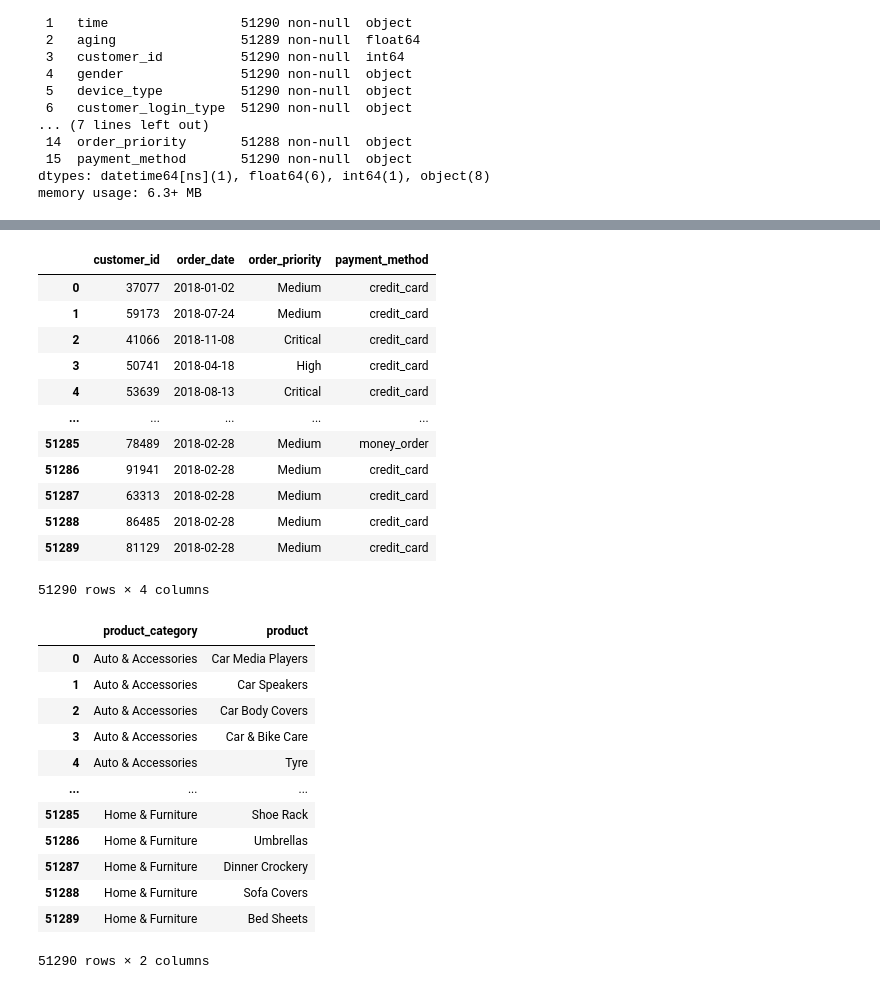
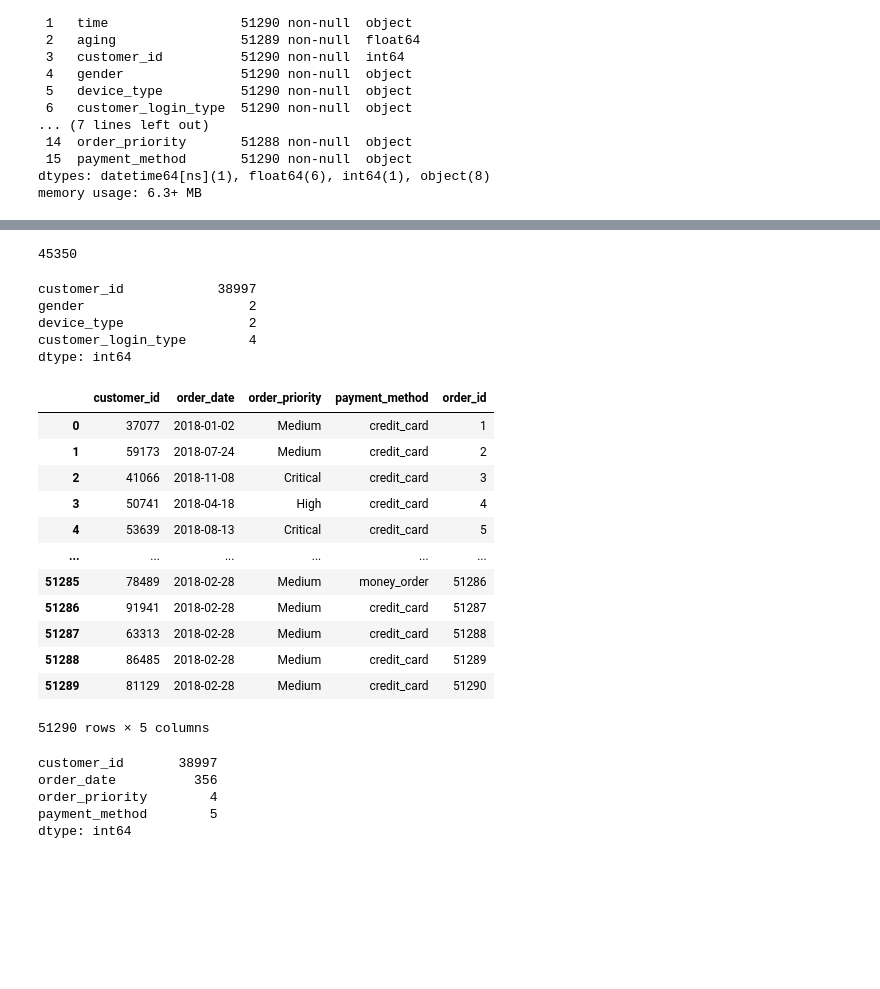
Before and after one commit to Iyanuvicky22/ecommerce_database_analytics, a Jupyter notebook: notebook/data_modelling.ipynb, the cells around one changed output, grey strips where cells are left out. Drawn from its saved outputs; the diff is of its cells as text; code cells hidden in the pictures; blank space fills up the shorter version.

```diff
--- a/notebook/data_modelling.ipynb
+++ b/notebook/data_modelling.ipynb
@@ -104,38 +128,40 @@ customer_df
+# %%
+len(customer_df)
+# %% [output]
+45350
+# %%
+customer_df.nunique()
+# %% [output]
+customer_id            38997
+gender                     2
+device_type                2
+customer_login_type        4
+dtype: int64
 # %%
 # Orders Table
 columns = ["customer_id", "order_date", "order_priority", "payment_method"]
-order_df = df[columns]
+order_df = df[columns].copy()
+order_df['order_id'] = list(range(1, len(order_df) + 1))
 order_df
 # %% [output]
-|  | customer_id | order_date | order_priority | payment_method |
-| 0 | 37077 | 2018-01-02 | Medium | credit_card |
-| 1 | 59173 | 2018-07-24 | Medium | credit_card |
-| 2 | 41066 | 2018-11-08 | Critical | credit_card |
-| 3 | 50741 | 2018-04-18 | High | credit_card |
-| 4 | 53639 | 2018-08-13 | Critical | credit_card |
-| ... | ... | ... | ... | ... |
-| 51285 | 78489 | 2018-02-28 | Medium | money_order |
-| 51286 | 91941 | 2018-02-28 | Medium | credit_card |
-| 51287 | 63313 | 2018-02-28 | Medium | credit_card |
-| 51288 | 86485 | 2018-02-28 | Medium | credit_card |
-| 51289 | 81129 | 2018-02-28 | Medium | credit_card |
+|  | customer_id | order_date | order_priority | payment_method | order_id |
+| 0 | 37077 | 2018-01-02 | Medium | credit_card | 1 |
+| 1 | 59173 | 2018-07-24 | Medium | credit_card | 2 |
+| 2 | 41066 | 2018-11-08 | Critical | credit_card | 3 |
+| 3 | 50741 | 2018-04-18 | High | credit_card | 4 |
+| 4 | 53639 | 2018-08-13 | Critical | credit_card | 5 |
+| ... | ... | ... | ... | ... | ... |
+| 51285 | 78489 | 2018-02-28 | Medium | money_order | 51286 |
+| 51286 | 91941 | 2018-02-28 | Medium | credit_card | 51287 |
+| 51287 | 63313 | 2018-02-28 | Medium | credit_card | 51288 |
+| 51288 | 86485 | 2018-02-28 | Medium | credit_card | 51289 |
+| 51289 | 81129 | 2018-02-28 | Medium | credit_card | 51290 |
-51290 rows × 4 columns
+51290 rows × 5 columns
-# %%
-# Product Table
-columns = ["product_category","product"]
-product_df = df[columns]
-product_df
-# %% [output]
-|  | product_category | product |
-| 0 | Auto & Accessories | Car Media Players |
-| 1 | Auto & Accessories | Car Speakers |
-| 2 | Auto & Accessories | Car Body Covers |
-| 3 | Auto & Accessories | Car & Bike Care |
-| 4 | Auto & Accessories | Tyre |
-| ... | ... | ... |
-| 51285 | Home & Furniture | Shoe Rack |
-| 51286 | Home & Furniture | Umbrellas |
-| 51287 | Home & Furniture | Dinner Crockery |
-| 51288 | Home & Furniture | Sofa Covers |
-| 51289 | Home & Furniture | Bed Sheets |
-51290 rows × 2 columns
+# %%
+order_df.nunique()
+# %% [output]
+customer_id       38997
+order_date          356
+order_priority        4
+payment_method        5
+dtype: int64
```
Also changed, not shown: parts of 10 cells of this notebook, 5 other files.
